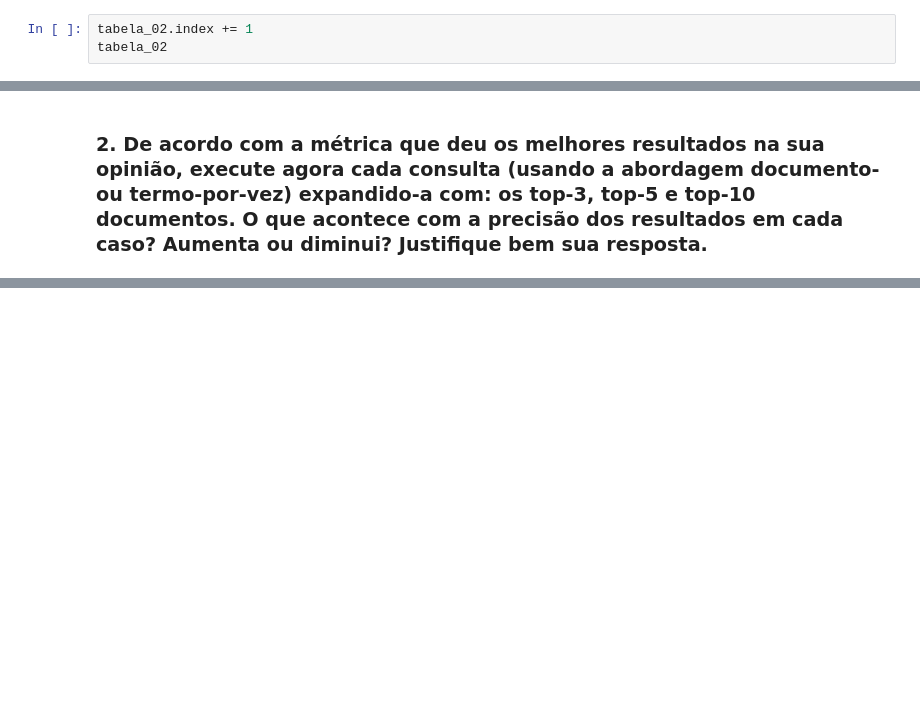
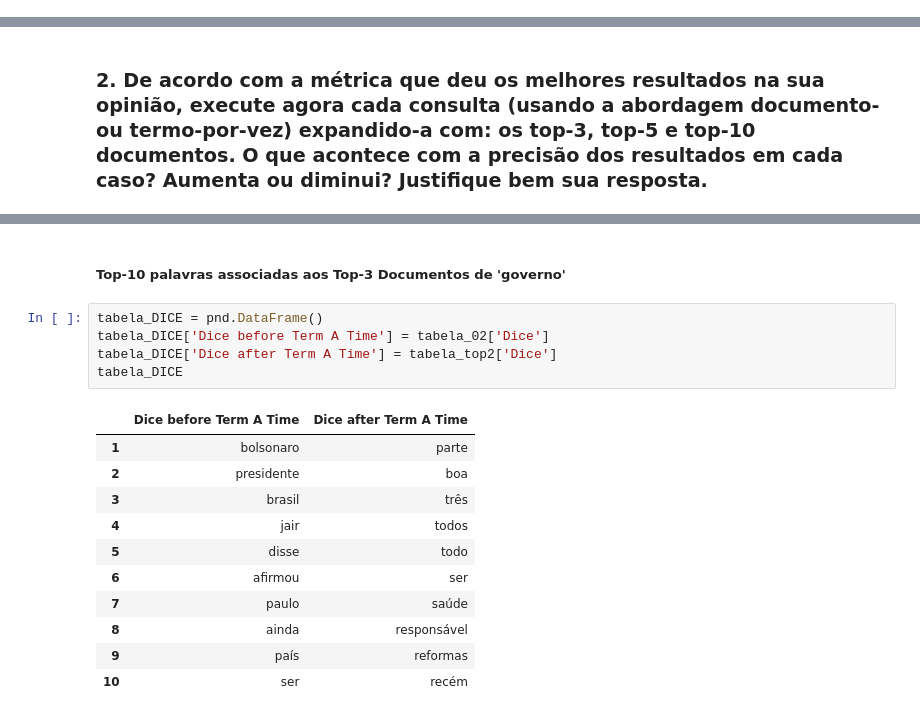
Before and after one commit to RubensBBatista/ri_lab_05, a Jupyter notebook: lab_05_ri.ipynb, the cells around one changed output, grey strips where cells are left out. Cells and saved outputs as stored; diff of their text form; blank space fills up the shorter version.

```diff
--- a/lab_05_ri.ipynb
+++ b/lab_05_ri.ipynb
@@ -145,3 +129,0 @@ tabela_01
-# %%
-tabela_02.index += 1
-tabela_02
@@ -212,0 +287,19 @@ tabela_05
+# %% [markdown]
+##### Top-10 palavras associadas aos Top-3 Documentos de 'governo'
+# %%
+tabela_DICE = pnd.DataFrame()
+tabela_DICE['Dice before Term A Time'] = tabela_02['Dice']
+tabela_DICE['Dice after Term A Time'] = tabela_top2['Dice']
+tabela_DICE
+# %% [output]
+|  | Dice before Term A Time | Dice after Term A Time |
+| 1 | bolsonaro | parte |
+| 2 | presidente | boa |
+| 3 | brasil | três |
+| 4 | jair | todos |
+| 5 | disse | todo |
+| 6 | afirmou | ser |
+| 7 | paulo | saúde |
+| 8 | ainda | responsável |
+| 9 | país | reformas |
+| 10 | ser | recém |
```
Also changed, not shown: parts of 68 cells of this notebook.
